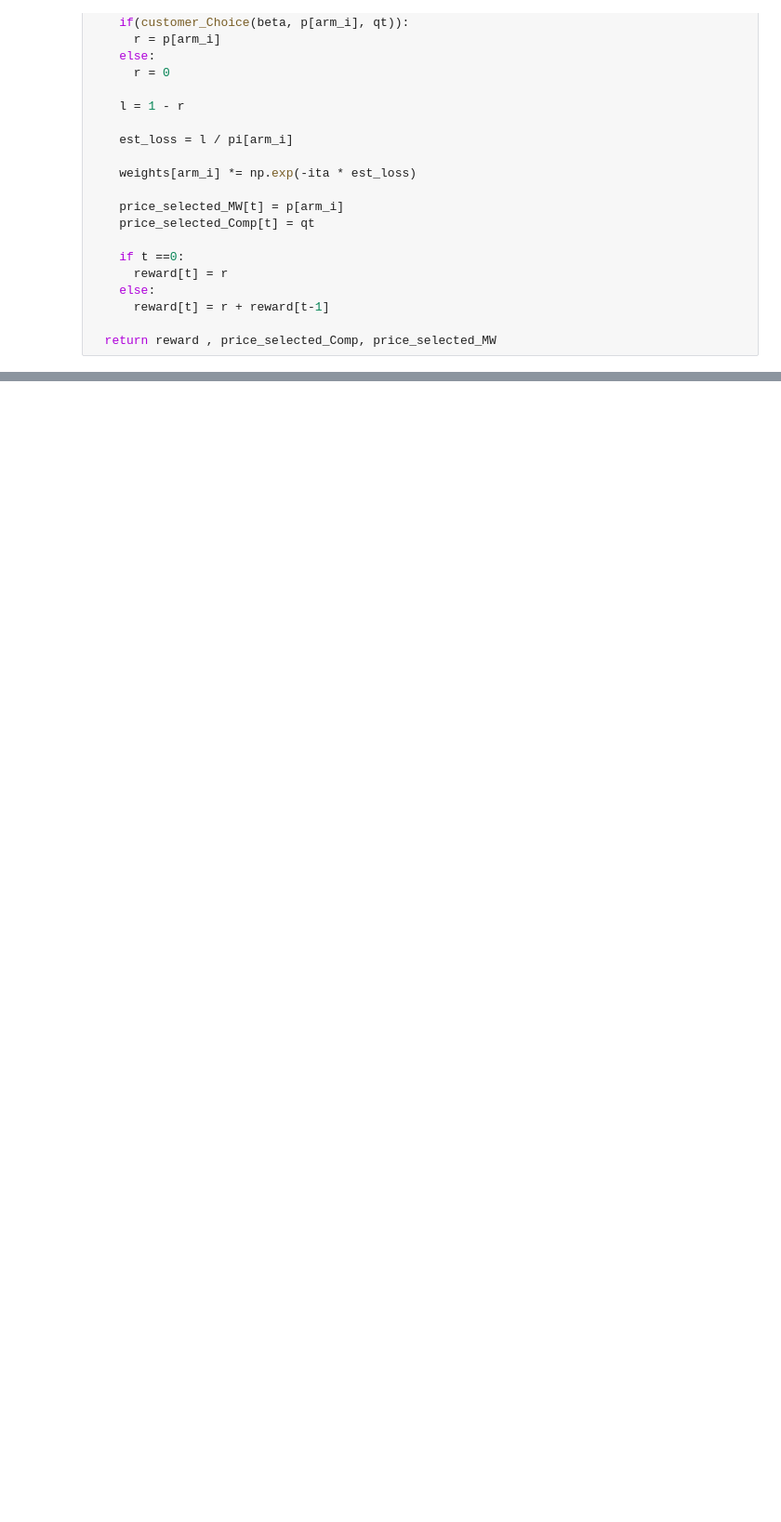
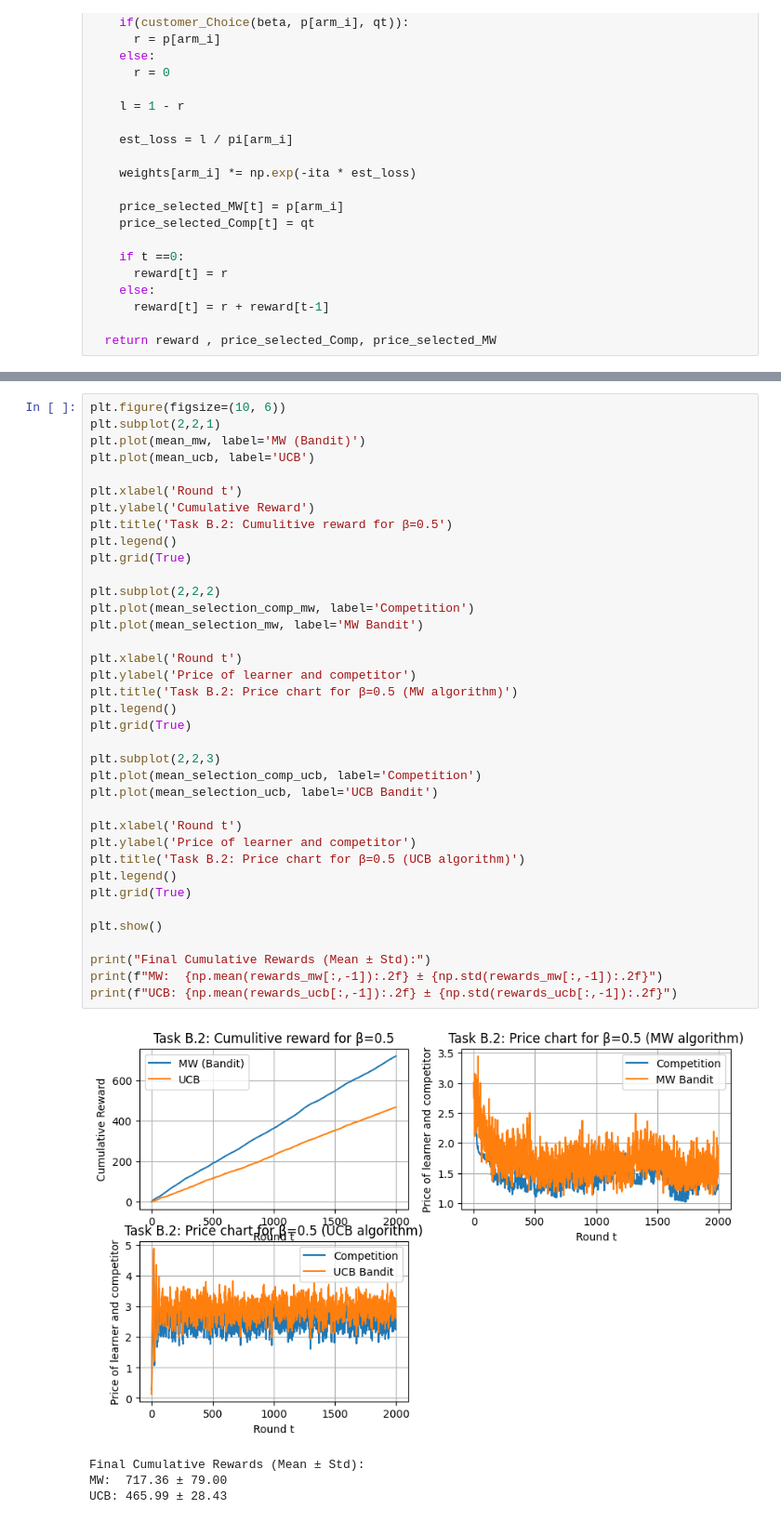
Before and after one commit to Giorgosman13/RL_Assignment2, a Jupyter notebook: Assignment_2_Reverse_Engineering_Non_Stationarity_and_Price_Wars!.ipynb, the cells around one changed output, grey strips where cells are left out. Shown at 93% size. Drawn from its saved outputs; the diff is of its cells as text; blank space fills up the shorter version.

```diff
--- a/Assignment_2_Reverse_Engineering_Non_Stationarity_and_Price_Wars!.ipynb
+++ b/Assignment_2_Reverse_Engineering_Non_Stationarity_and_Price_Wars!.ipynb
@@ -534,0 +592,42 @@ plt.show()
+# %%
+plt.figure(figsize=(10, 6))
+plt.subplot(2,2,1)
+plt.plot(mean_mw, label='MW (Bandit)')
+plt.plot(mean_ucb, label='UCB')
+
+plt.xlabel('Round t')
+plt.ylabel('Cumulative Reward')
+plt.title('Task B.2: Cumulitive reward for β=0.5')
+plt.legend()
+plt.grid(True)
+
+plt.subplot(2,2,2)
+plt.plot(mean_selection_comp_mw, label='Competition')
+plt.plot(mean_selection_mw, label='MW Bandit')
+
+plt.xlabel('Round t')
+plt.ylabel('Price of learner and competitor')
+plt.title('Task B.2: Price chart for β=0.5 (MW algorithm)')
+plt.legend()
+plt.grid(True)
+
+plt.subplot(2,2,3)
+plt.plot(mean_selection_comp_ucb, label='Competition')
+plt.plot(mean_selection_ucb, label='UCB Bandit')
+
+plt.xlabel('Round t')
+plt.ylabel('Price of learner and competitor')
+plt.title('Task B.2: Price chart for β=0.5 (UCB algorithm)')
+plt.legend()
+plt.grid(True)
+
+plt.show()
+
+print("Final Cumulative Rewards (Mean ± Std):")
+print(f"MW:  {np.mean(rewards_mw[:,-1]):.2f} ± {np.std(rewards_mw[:,-1]):.2f}")
+print(f"UCB: {np.mean(rewards_ucb[:,-1]):.2f} ± {np.std(rewards_ucb[:,-1]):.2f}")
+# %% [output]
+[figure, added]
+Final Cumulative Rewards (Mean ± Std):
+MW:  717.36 ± 79.00
+UCB: 465.99 ± 28.43
```
Also changed, not shown: parts of 5 cells of this notebook.
